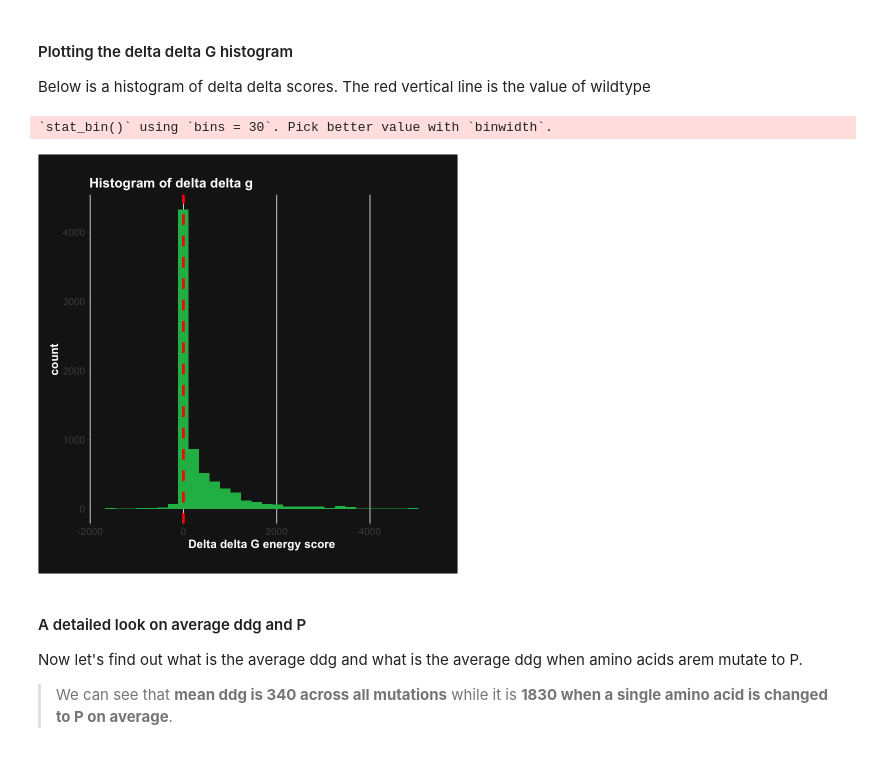
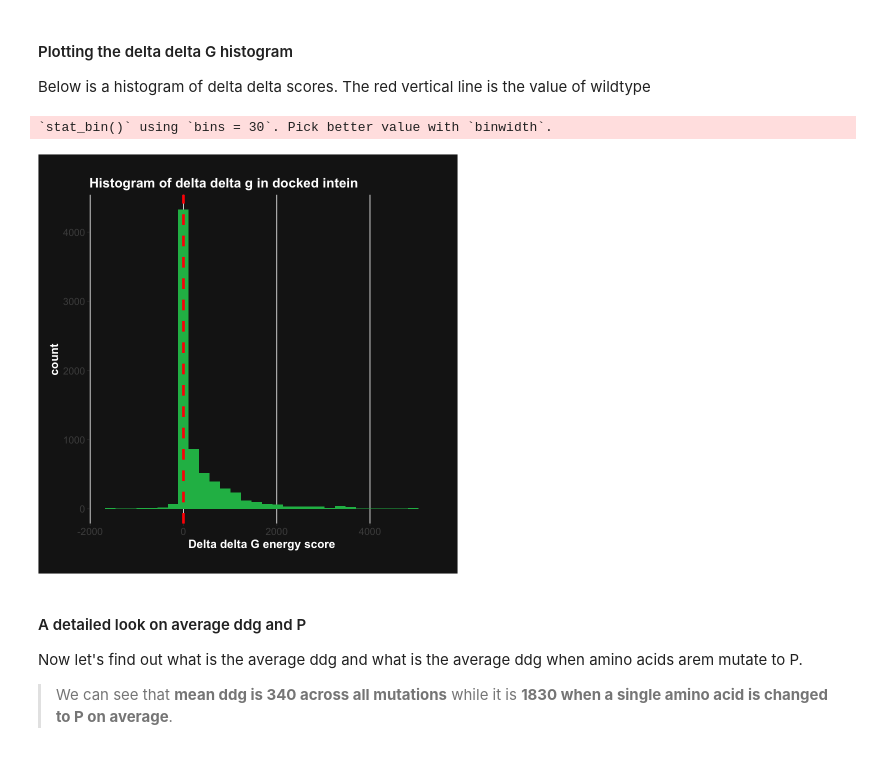
Before and after one commit to redradman/OneAAatATime, a Jupyter notebook: docked_analysis.ipynb, the cells around one changed output. Drawn from its saved outputs; the diff is of its cells as text; code cells hidden in the pictures.

```diff
--- a/docked_analysis.ipynb
+++ b/docked_analysis.ipynb
@@ -97,23 +97,23 @@ Below is a histogram of delta delta scores. The red vertical line is the value o
 # %%
 wildtype_ddg <- (dock_short |> filter(type == "wild_type"))$ddg_score
 dock_short |> ggplot(aes(ddg_score)) +
     geom_histogram(fill = "#1DB954") +
     theme(plot.title = element_text(hjust = 0, size = 16, face = "bold", color = "white"),
         axis.title = element_text(size = 14, face = "bold", color = "white"),
         axis.text = element_text(size = 12),
         plot.background = element_rect(fill = "#191919"),
         panel.background = element_blank(),
         panel.grid.major.y = element_blank(),
         panel.grid.minor.y = element_blank(),
         panel.grid.major.x = element_line(color = "gray90", size = 0.5),
         panel.grid.minor.x = element_blank()) +
-  ggtitle("Histogram of delta delta g") +
+  ggtitle("Histogram of delta delta g in docked intein") +
   labs(x = "Delta delta G energy score", y = "count") +
   geom_vline(xintercept = wildtype_ddg, color = "red", size = 1.5, linetype = "dashed") +
   theme(plot.margin = unit(c(1, 1, 1, 0.5), "cm"))
 # %% [output]
 `stat_bin()` using `bins = 30`. Pick better value with `binwidth`.
-[figure, old version]
+[figure, new version]
 # %% [markdown]
 #### A detailed look on average ddg and P
 Now let's find out what is the average ddg and what is the average ddg when amino acids arem mutate to P.
```
